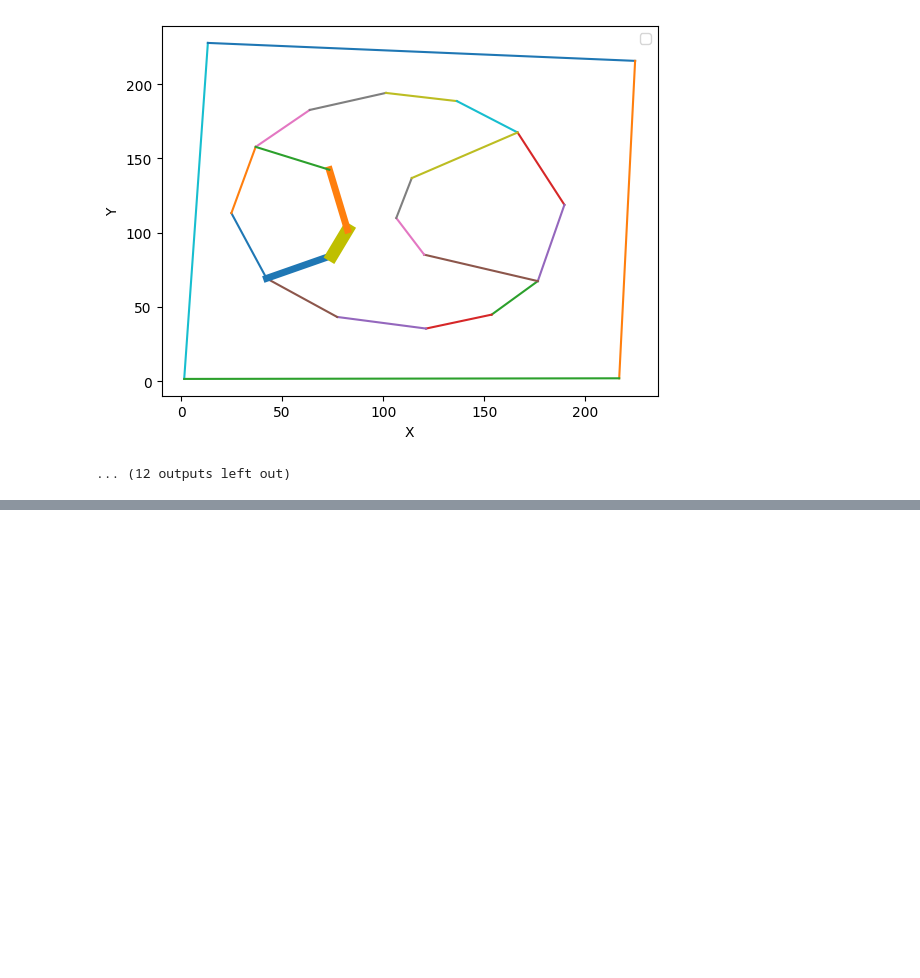
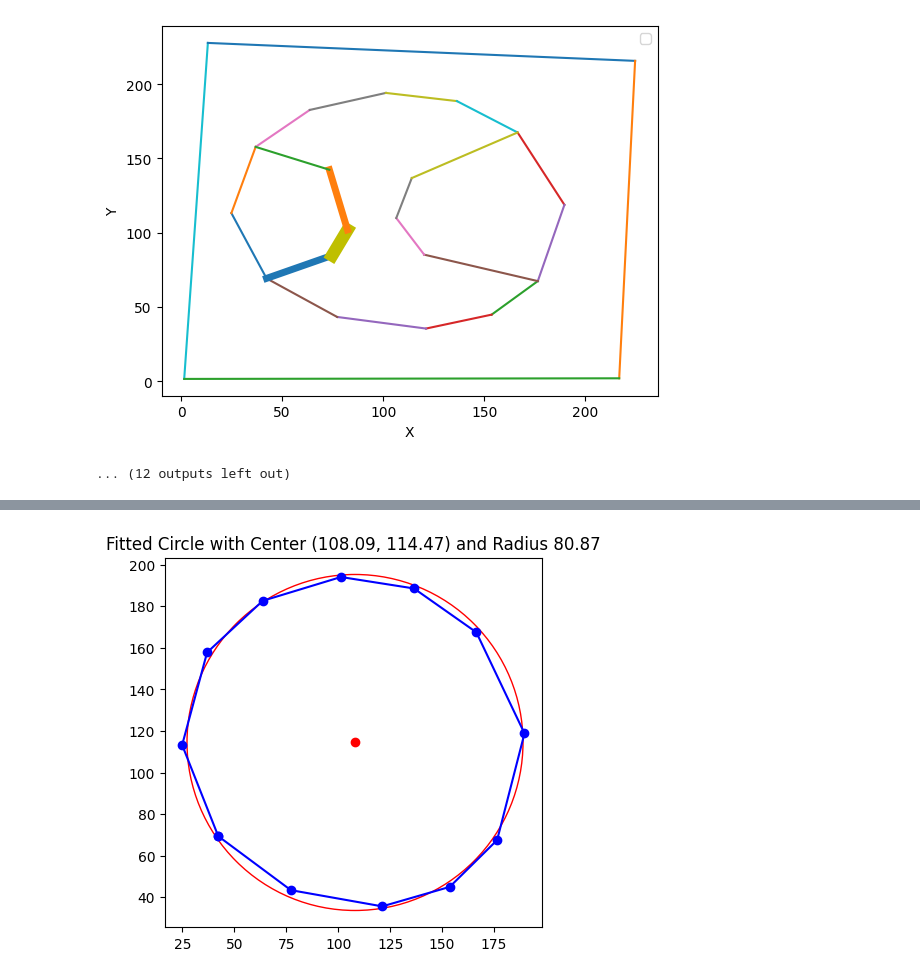
Before and after one commit to shubhamshinde6762/Adobe_Gensolve, a Jupyter notebook: Ramer-Douglas-Peucker.ipynb, the cells around one changed output, grey strips where cells are left out. Saved outputs shown, nothing was run; the diff lists cells and outputs as text; code cells hidden in the pictures; blank space fills up the shorter version.

Commit message:
circlez

```diff
--- a/Ramer-Douglas-Peucker.ipynb
+++ b/Ramer-Douglas-Peucker.ipynb
@@ -327,0 +584,90 @@ for key, pt in final_curves.items():
+# %%
+import numpy as np
+import matplotlib.pyplot as plt
+
+# Define the polygons
+polygons = [
+    [(42.282666666666636, 69.33033333333334), (24.879349361382413, 113.25390232907588),
+     (36.89100000000001, 157.808), (63.655899453673555, 182.66043734147925),
+     (101.3309385220432, 194.11631178842805), (136.48421876246394, 188.60492946194924),
+     (166.5, 167.50033333333326), (189.66831254695717, 118.82019684447786),
+     (176.5, 67.5), (153.66719283643496, 44.950373247833916),
+     (121.20065848465265, 35.57279582066971), (77.20529629629624, 43.384074074074086),
+     (42.282666666666636, 69.33033333333334)],
+    [(166.5, 167.50033333333326), (189.66831254695717, 118.82019684447786),
+     (176.5, 67.5), (120.26890728218828, 85.30569527228205),
+     (106.47246054463623, 109.9486760184232), (114.13354036023944, 136.82039894094504),
+     (166.5, 167.50033333333326)],
+    [(42.282666666666636, 69.33033333333334), (24.879349361382413, 113.25390232907588),
+     (36.89100000000001, 157.808), (73.35825770097672, 142.4150728775357),
+     (82.3230108512943, 101.95348421053716), (74.74200380089023, 84.78426748455887),
+     (42.282666666666636, 69.33033333333334)],
+    [(13.244999999999997, 227.755), (1.531000000000001, 1.6880000000000142),
+     (216.77750000000003, 2.107), (224.647, 215.68000000000004),
+     (13.244999999999997, 227.755)]
+]
+
+def fit_circle(points):
+    # Points should be in a numpy array
+    points = np.array(points)
+
+    # The centroid of the points
+    x_m = np.mean(points[:, 0])
+    y_m = np.mean(points[:, 1])
+
+    # Subtract mean
+    u = points[:, 0] - x_m
+    v = points[:, 1] - y_m
+
+    # Least squares fitting
+    Suv  = np.sum(u*v)
+    Suu  = np.sum(u**2)
+    Svv  = np.sum(v**2)
+    Suuv = np.sum(u**2 * v)
+    Suvv = np.sum(u * v**2)
+    Suuu = np.sum(u**3)
+    Svvv = np.sum(v**3)
+
+    # Solving the linear system
+    A = np.array([[Suu, Suv], [Suv, Svv]])
+    B = np.array([0.5 * (Suuu + Suvv), 0.5 * (Svvv + Suuv)])
+    uc, vc = np.linalg.solve(A, B)
+
+    xc_1 = x_m + uc
+    yc_1 = y_m + vc
+    R_1 = np.sqrt(uc**2 + vc**2 + (Suu + Svv) / len(points))
+
+    return xc_1, yc_1, R_1
+
+def calculate_error(points, xc, yc, R):
+    points = np.array(points)
+    distances = np.sqrt((points[:, 0] - xc)**2 + (points[:, 1] - yc)**2)
+    error = np.mean((distances - R)**2)
+    return error
+
+# Fitting circles and calculating errors
+fitted_circles = []
+errors = []
+
+for polygon in polygons:
+    xc, yc, R = fit_circle(polygon)
+    error = calculate_error(polygon, xc, yc, R)
+    fitted_circles.append((xc, yc, R))
+    errors.append(error)
+
+    # Plot the polygon and fitted circle
+    polygon = np.array(polygon)
+    plt.plot(polygon[:, 0], polygon[:, 1], 'b-', marker='o')
+    circle = plt.Circle((xc, yc), R, color='r', fill=False)
+    plt.gca().add_patch(circle)
+
+    plt.scatter(xc, yc, color='r')
+    plt.gca().set_aspect('equal', adjustable='box')
+    plt.title(f'Fitted Circle with Center ({xc:.2f}, {yc:.2f}) and Radius {R:.2f}')
+    plt.show()
+
+# Print errors
+for i, error in enumerate(errors):
+    print(f'Polygon {i + 1} fitting error: {error}')
+# %% [output]
+[figure, added]
```
Also changed, not shown: parts of 11 cells of this notebook.
